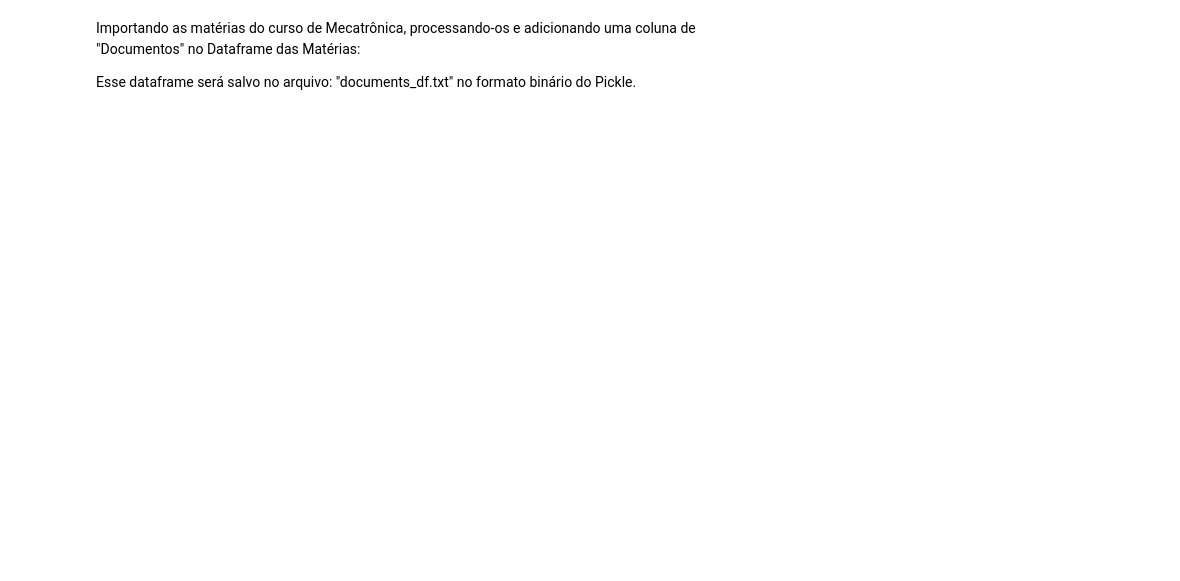
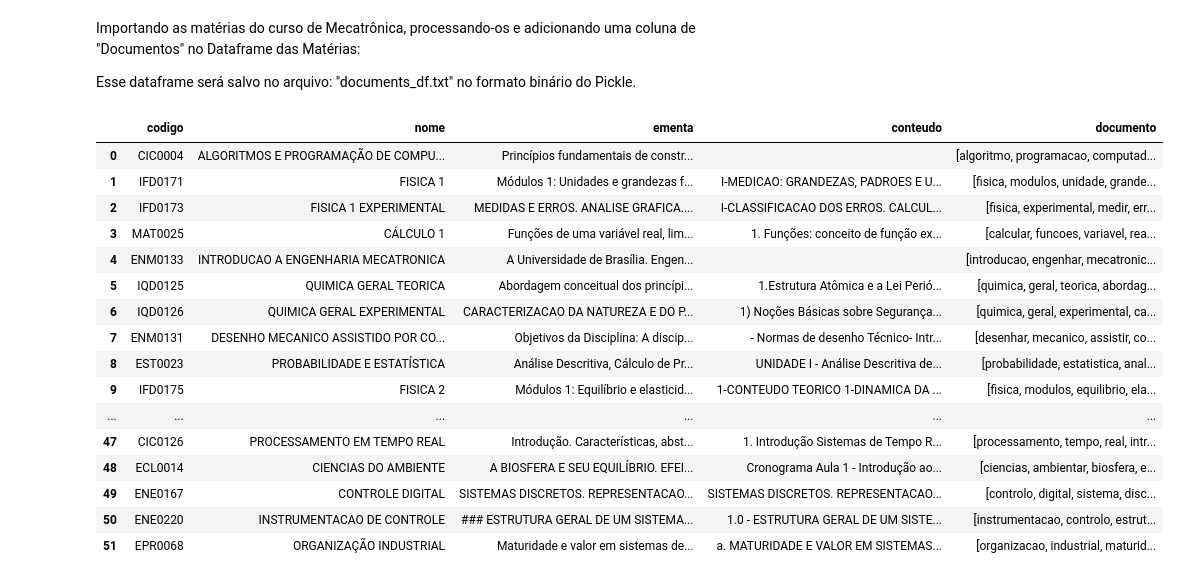
Before and after one commit to gnramos/crea-tools, a Jupyter notebook: 1-Syllabus_CREA_Processing.ipynb, the cells around one changed output. Saved outputs shown, nothing was run; the diff lists cells and outputs as text; code cells hidden in the pictures; blank space fills up the shorter version.

```diff
--- a/1-Syllabus_CREA_Processing.ipynb
+++ b/1-Syllabus_CREA_Processing.ipynb
@@ -21,7 +21,15 @@ stopWords_list = stopwords.words("portuguese")
 # * adding custom words to StopWords list
 stopWords_list += [
     'referente',
-    'seguinte'
+    'seguinte',
+    'etc',
+    'ª',
+    'tal',
+    'um',
+    'dois',
+    'tres',
+    'vs',
+    'aula',
 ]
 
 # * preprocessing stopwords to correct format
@@ -68,30 +76,50 @@ subjects_df = pd.read_json("MechatronicsEngeneeringSubjects.json")
 documents_list = []
 
 for i, row in subjects_df.iterrows():
 
     # * reading values of each subject (row)
     subject_id = row["codigo"]
     name = row["nome"]
     syllabus = row["ementa"]
     content = row["conteudo"]
 
     # * combining them to create the subject document
     text = name + ' ' + syllabus + ' ' + content
 
     # * preprocessing
     preProcessedText = preprocess(text)
     documents_list.append(preProcessedText)
 
 documents_series = pd.Series(documents_list, name="documento")
 
 documents_df = pd.concat([subjects_df, documents_series], axis=1)
 
 with open('documents_df.txt', 'wb') as f:
     pickle.dump(documents_df, f)
 
 # * crea topics
 crea_df = pd.read_excel("Matriz_do_Conhecimento.xls", skiprows=4).iloc[:, :9].fillna(method="ffill")
 crea_df = crea_df.replace({"TÓPICOS": np.NaN, "Nº DE ORDEM DOS TÓPICOS": np.NaN})
 
 with open('crea_df_pickle.txt', 'wb') as f:
     pickle.dump(crea_df, f)
+
+documents_df
+# %% [output]
+|  | codigo | nome | ementa | conteudo | documento |
+| 0 | CIC0004 | ALGORITMOS E PROGRAMAÇÃO DE COMPU... | Princípios fundamentais de constr... |  | [algoritmo, programacao, computad... |
+| 1 | IFD0171 | FISICA 1 | Módulos 1: Unidades e grandezas f... | I-MEDICAO: GRANDEZAS, PADROES E U... | [fisica, modulos, unidade, grande... |
+| 2 | IFD0173 | FISICA 1 EXPERIMENTAL | MEDIDAS E ERROS. ANALISE GRAFICA.... | I-CLASSIFICACAO DOS ERROS. CALCUL... | [fisica, experimental, medir, err... |
+| 3 | MAT0025 | CÁLCULO 1 | Funções de uma variável real, lim... | 1. Funções: conceito de função ex... | [calcular, funcoes, variavel, rea... |
+| 4 | ENM0133 | INTRODUCAO A ENGENHARIA MECATRONICA | A Universidade de Brasília. Engen... |  | [introducao, engenhar, mecatronic... |
+| 5 | IQD0125 | QUIMICA GERAL TEORICA | Abordagem conceitual dos princípi... | 1.Estrutura Atômica e a Lei Perió... | [quimica, geral, teorica, abordag... |
+| 6 | IQD0126 | QUIMICA GERAL EXPERIMENTAL | CARACTERIZACAO DA NATUREZA E DO P... | 1) Noções Básicas sobre Segurança... | [quimica, geral, experimental, ca... |
+| 7 | ENM0131 | DESENHO MECANICO ASSISTIDO POR CO... | Objetivos da Disciplina: A discip... | - Normas de desenho Técnico- Intr... | [desenhar, mecanico, assistir, co... |
+| 8 | EST0023 | PROBABILIDADE E ESTATÍSTICA | Análise Descritiva, Cálculo de Pr... | UNIDADE I - Análise Descritiva de... | [probabilidade, estatistica, anal... |
+| 9 | IFD0175 | FISICA 2 | Módulos 1: Equilíbrio e elasticid... | 1-CONTEUDO TEORICO 1-DINAMICA DA ... | [fisica, modulos, equilibrio, ela... |
+| ... | ... | ... | ... | ... | ... |
+| 47 | CIC0126 | PROCESSAMENTO EM TEMPO REAL | Introdução. Características, abst... | 1. Introdução Sistemas de Tempo R... | [processamento, tempo, real, intr... |
+| 48 | ECL0014 | CIENCIAS DO AMBIENTE | A BIOSFERA E SEU EQUILÍBRIO. EFEI... | Cronograma Aula 1 - Introdução ao... | [ciencias, ambientar, biosfera, e... |
+| 49 | ENE0167 | CONTROLE DIGITAL | SISTEMAS DISCRETOS. REPRESENTACAO... | SISTEMAS DISCRETOS. REPRESENTACAO... | [controlo, digital, sistema, disc... |
+| 50 | ENE0220 | INSTRUMENTACAO DE CONTROLE | ### ESTRUTURA GERAL DE UM SISTEMA... | 1.0 - ESTRUTURA GERAL DE UM SISTE... | [instrumentacao, controlo, estrut... |
+| 51 | EPR0068 | ORGANIZAÇÃO INDUSTRIAL | Maturidade e valor em sistemas de... | a. MATURIDADE E VALOR EM SISTEMAS... | [organizacao, industrial, maturid... |
```
Also changed, not shown: 14 other files.
